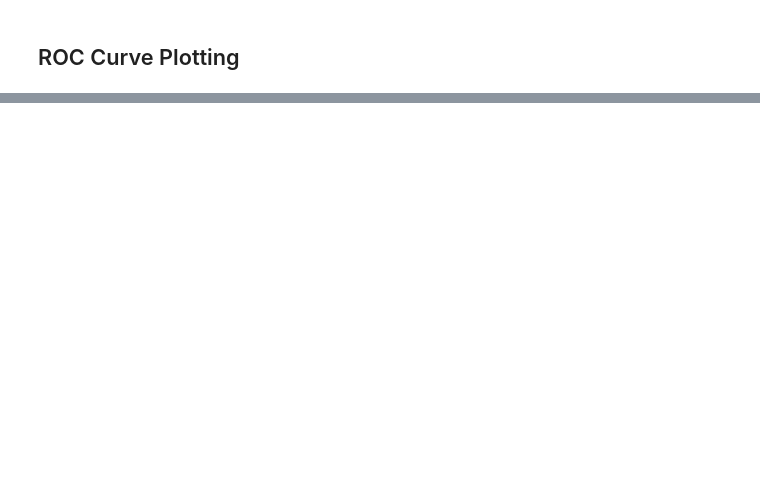
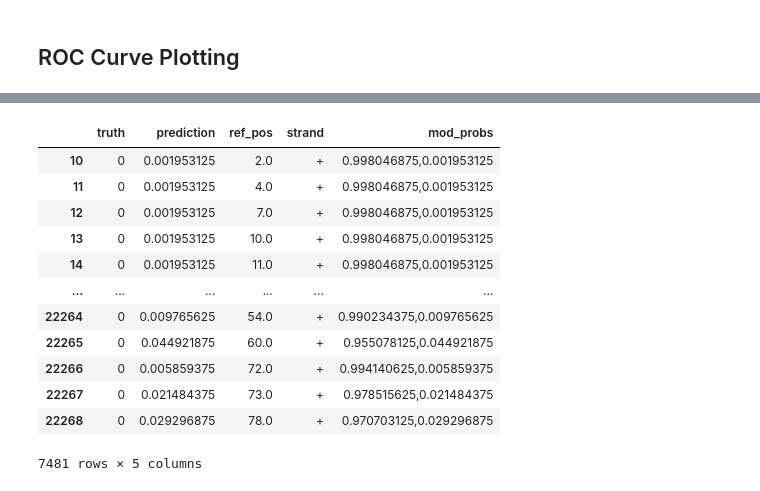
Before and after one commit to nirlavi28/O6MeG, a Jupyter notebook: ROC_AUC.ipynb, the cells around one changed output, grey strips where cells are left out. Saved outputs shown, nothing was run; the diff lists cells and outputs as text; code cells hidden in the pictures; blank space fills up the shorter version.

```diff
--- a/ROC_AUC.ipynb
+++ b/ROC_AUC.ipynb
@@ -2,0 +35,10 @@
+# %%
+#editting can_G and can_A
+sub_can_G = can_G[["ref_pos", "strand", "mod_probs"]] #choosing the relevant column from the validate file
+sub_can_G = sub_can_G[sub_can_G["strand"] == "+"]
+sub_can_G = sub_can_G.dropna()
+
+sub_can_A = can_A[["ref_pos", "strand", "mod_probs"]] #choosing the relevant column from the validate file
+sub_can_A = sub_can_A[sub_can_A["strand"] == "+"]
+sub_can_A = sub_can_A.dropna()
+sub_can_G
@@ -2,0 +59,8 @@
+# %%
+can_mod_probs_G = sub_can_G["mod_probs"]
+can_mod_probs_G = can_mod_probs_G[:].str.split(",", expand = True)
+
+can_mod_probs_A = sub_can_A["mod_probs"]
+can_mod_probs_A = can_mod_probs_A[:].str.split(",", expand = True)
+
+can_mod_probs_A
@@ -2,0 +81,4 @@
+# %%
+can_mod_probs_G = can_mod_probs_G[1] #the probabilities of being modified
+can_mod_probs_A = can_mod_probs_A[1]
+can_mod_probs_A
@@ -2,0 +98,22 @@
+# %%
+sub_can_G.insert(0,"truth",0)
+sub_can_G.insert(1,"prediction",can_mod_probs_G)
+
+sub_can_A.insert(0,"truth",0)
+sub_can_A.insert(1,"prediction",can_mod_probs_A)
+
+sub_can_A
+# %% [output]
+|  | truth | prediction | ref_pos | strand | mod_probs |
+| 10 | 0 | 0.001953125 | 2.0 | + | 0.998046875,0.001953125 |
+| 11 | 0 | 0.001953125 | 4.0 | + | 0.998046875,0.001953125 |
+| 12 | 0 | 0.001953125 | 7.0 | + | 0.998046875,0.001953125 |
+| 13 | 0 | 0.001953125 | 10.0 | + | 0.998046875,0.001953125 |
+| 14 | 0 | 0.001953125 | 11.0 | + | 0.998046875,0.001953125 |
+| ... | ... | ... | ... | ... | ... |
+| 22264 | 0 | 0.009765625 | 54.0 | + | 0.990234375,0.009765625 |
+| 22265 | 0 | 0.044921875 | 60.0 | + | 0.955078125,0.044921875 |
+| 22266 | 0 | 0.005859375 | 72.0 | + | 0.994140625,0.005859375 |
+| 22267 | 0 | 0.021484375 | 73.0 | + | 0.978515625,0.021484375 |
+| 22268 | 0 | 0.029296875 | 78.0 | + | 0.970703125,0.029296875 |
+7481 rows × 5 columns
```
Also changed, not shown: parts of 20 cells of this notebook, 2 other files.
